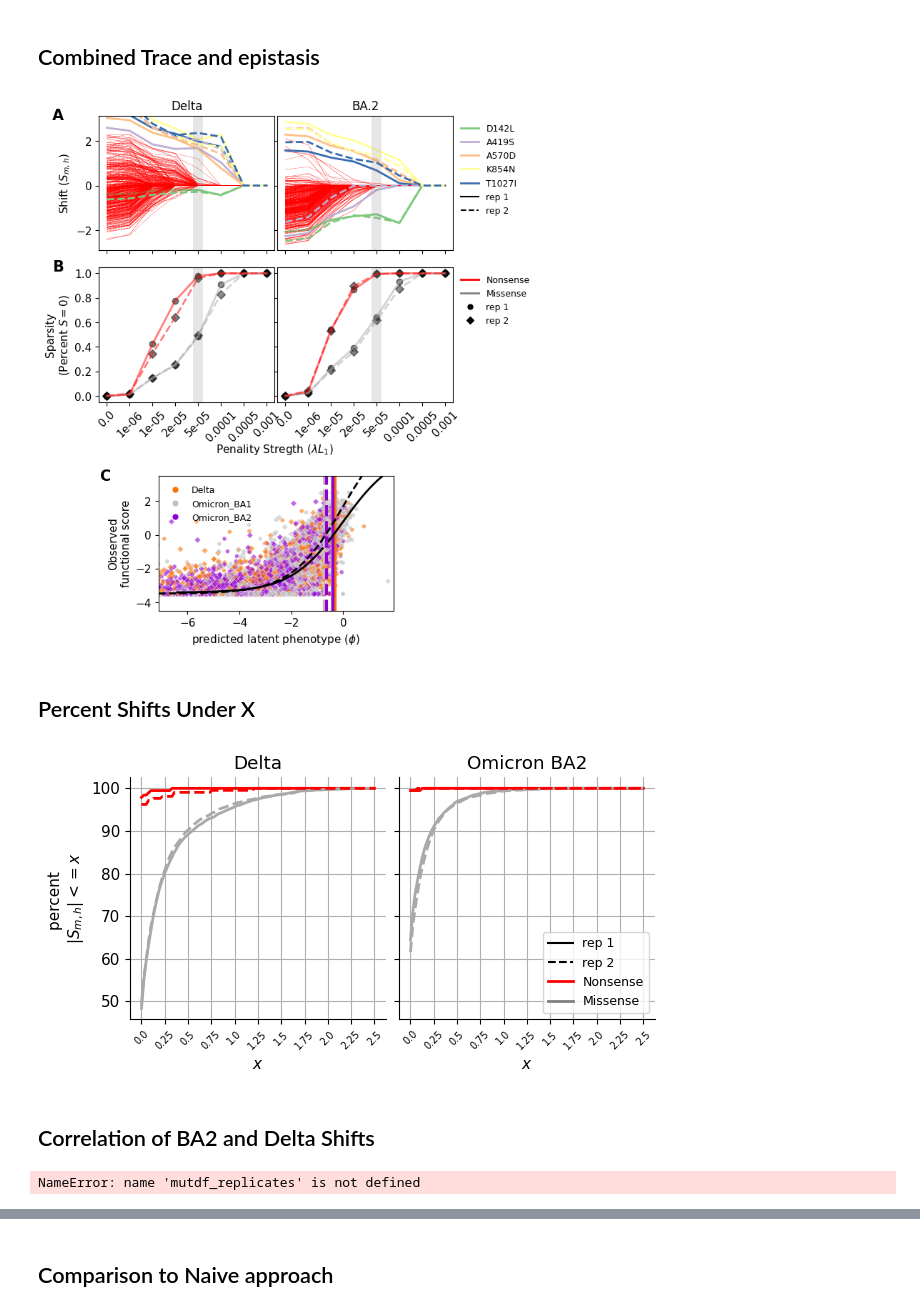
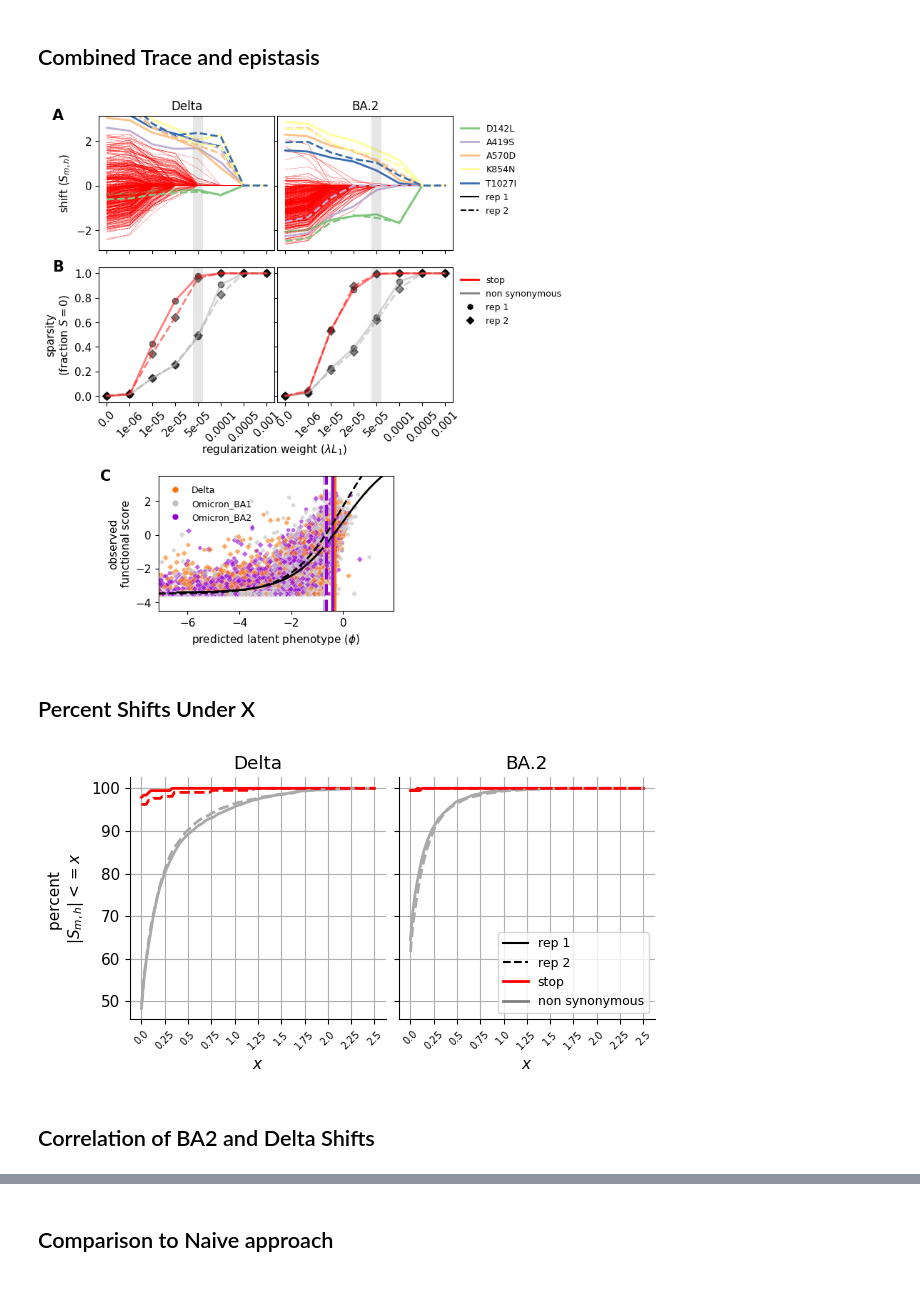
Before and after one commit to matsengrp/SARS-CoV-2_spike_multidms, a Jupyter notebook: notebooks/manuscript-figures.ipynb, the cells around one changed output, grey strips where cells are left out. Drawn from its saved outputs; the diff is of its cells as text; code cells hidden in the pictures.

Commit message:
updated figures

```diff
--- a/notebooks/manuscript-figures.ipynb
+++ b/notebooks/manuscript-figures.ipynb
@@ -452,7 +608,7 @@ for replicate, rep_models in models.groupby("replicate"):
             for v in mut_df.variable
         ],
         sense=[
-            "Nonsense" if "*" in mut else "Missense"
+            "stop" if "*" in mut else "non synonymous"
             for mut in mut_df.mutation
         ],
         condition=[
@@ -512,7 +668,7 @@ for lasso, lasso_replicates in models.groupby("λ_lasso_shift"):
     )
     muts_df_outer = muts_df_outer.assign(
         sense = [
-            "Nonsense" if "*" in mut else "Missense"
+            "stop" if "*" in mut else "non synonymous"
             for mut in muts_df_outer.index.values
         ]
     )
@@ -536,7 +692,7 @@ for lasso, lasso_replicates in models.groupby("λ_lasso_shift"):
 
         for rep, marker in zip([0,1], ["o", "D"]):
             rep_cond_shifts = muts_df_outer[[f"{rep}_S_{cond}", "sense"]].dropna()
-            for sense, color in zip(["Nonsense", "Missense"], ["red", "blue"]):
+            for sense, color in zip(["stop", "non synonymous"], ["red", "blue"]):
                 shifts = rep_cond_shifts.query("sense == @sense")[f"{rep}_S_{cond}"]
                 sparsity = len(shifts[shifts==0]) / len(shifts)
                 lasso_sparsity_loss[f"{cond}-{rep}-{sense}-sparsity"].append(sparsity)
@@ -874,8 +1029,8 @@ for replicate, data in replicate_data.items():
     ylb, yub = [-1, 1] + np.quantile(data["variants_df"].corrected_func_score, [0.05, 1.0])
     iter_ax.set_xlim([xlb, xub])
     iter_ax.set_ylim([ylb, yub])
-    iter_ax.set_title(f"Replicate {replicate+1}")
-    iter_ax.set_ylabel("Observed\nfunctional score")
+    iter_ax.set_title(f"replicate {replicate+1}")
+    iter_ax.set_ylabel("observed\nfunctional score")
     iter_ax.set_xlabel("predicted latent phenotype ($\phi$)")
 
 row=1
@@ -908,8 +1063,8 @@ for replicate, data in replicate_data.items():
     iter_ax.plot([ylb, yub], [ylb, yub], "k--", lw=2)
     iter_ax.set_xlim([-4, 3])
     iter_ax.set_ylim([-4, 3])
-    iter_ax.set_ylabel("Observed\nfunctional score")
-    iter_ax.set_xlabel("Predicted functional score")
+    iter_ax.set_ylabel("observed\nfunctional score")
+    iter_ax.set_xlabel("predicted functional score")
 
     start_y = 0.9
     for c, cdf in data["variants_df"].groupby("condition"):
@@ -1038,18 +1193,18 @@ replicate_marker = {
 }
 
 sense_colors = {
-    "Missense" : "darkgrey",
-    "Nonsense" : "red"
+    "non synonymous" : "darkgrey",
+    "stop" : "red"
 }
 
 sense_lw = {
-    "Missense" : 0.5,
-    "Nonsense" : 0.3
+    "non synonymous" : 0.5,
+    "stop" : 0.3
 }
 
 sense_alpha = {
-    "Missense" : 0.1,
-    "Nonsense" : 1.0
+    "non synonymous" : 0.1,
+    "stop" : 1.0
 }
 
 model_choice = 5e-5
@@ -1063,29 +1218,29 @@ for (condition, replicate), df in tall_mut_df.groupby(["condition", "replicate"]
 #     row = 0
     iter_ax = axs[f"{condition}_trace"]
 
-    # plot missense, non validated
+    # plot non synonymous, non validated
 #     for mut, trace_df in df.query(
-#         "sense == 'Missense' & not mutation.isin(@mutations_to_highlight)"
+#         "sense == 'non synonymous' & not mutation.isin(@mutations_to_highlight)"
 #     ).groupby("mutation"):
 #         iter_ax.plot(
 #             trace_df.λ_lasso,
 #             trace_df.S,
 #             linestyle=replicate_line_style[replicate],
-#             linewidth=sense_alpha['Missense'],
-#             alpha=sense_alpha['Missense'],
+#             linewidth=sense_alpha['non synonymous'],
+#             alpha=sense_alpha['non synonymous'],
 #             color="lightgrey"
 #         )
 
     # plot stop traces
-    for mut, trace_df in df.query("sense == 'Nonsense'").groupby("mutation"):
+    for mut, trace_df in df.query("sense == 'stop'").groupby("mutation"):
 
         iter_ax.plot(
             trace_df.λ_lasso,
             trace_df.S,
             linestyle=replicate_line_style[replicate],
-            linewidth=sense_lw['Nonsense'],
-            alpha=sense_alpha['Nonsense'],
-            color=sense_colors['Nonsense']
+            linewidth=sense_lw['stop'],
+            alpha=sense_alpha['stop'],
+            color=sense_colors['stop']
         )
 
     # plot highlighted muts
@@ -1111,7 +1266,7 @@ for (condition, replicate), df in tall_mut_df.groupby(["condition", "replicate"]
 #     row = 1
     iter_ax = axs[f"{condition}_sparse"]
 #     iter_ax = ax[row, condition_col[condition]]
-    for sense in ["Missense", "Nonsense"]:
+    for sense in ["non synonymous", "stop"]:
         iter_ax.plot(
             lasso_sparsity_loss["lasso"],
             lasso_sparsity_loss[f"{condition}-{replicate}-{sense}-sparsity"],
@@ -1139,10 +1294,10 @@ for r1, r2 in zip(row1, row2):
 
 axs["Delta_trace"].sharey(axs["Omicron_BA2_trace"])
 axs["Delta_sparse"].sharey(axs["Omicron_BA2_sparse"])
-axs["Delta_trace"].set_ylabel("Shift $(S_{m,h})$", size=11)
-axs["Delta_sparse"].set_ylabel("Sparsity\n(Percent $S = 0$)", size=11)
+axs["Delta_trace"].set_ylabel("shift $(S_{m,h})$", size=11)
+axs["Delta_sparse"].set_ylabel("sparsity\n(fraction $S = 0$)", size=11)
 # axs["Delta_sparse"].set_xlabel("Sparsity\n(Percent $S = 0$)", size=11)
-axs["Delta_sparse"].set_xlabel(f"Penality Stregth ($\lambda L_{1}$)")
+axs["Delta_sparse"].set_xlabel(f"regularization weight ($\lambda L_{1}$)")
 axs["Delta_sparse"].xaxis.set_label_coords(1.0, -.3)
 axs["Delta_trace"].set_title("Delta", size=12)
 axs["Omicron_BA2_trace"].set_title("BA.2", size=12)
@@ -1173,8 +1328,8 @@ black_circle = mlines.Line2D([], [], color='black', marker='o', linestyle='None'
 black_triangle = mlines.Line2D([], [], color='black', marker='D', linestyle='None',
                           markersize=5, label='rep 2')
 
-red_line = mlines.Line2D([], [], color='red', linewidth=2,linestyle='-',markersize=5, label='Nonsense')
-grey_line = mlines.Line2D([], [], color='grey',linewidth=2, linestyle='-',markersize=5, label='Missense')
+red_line = mlines.Line2D([], [], color='red', linewidth=2,linestyle='-',markersize=5, label='stop')
+grey_line = mlines.Line2D([], [], color='grey',linewidth=2, linestyle='-',markersize=5, label='non synonymous')
 
 elements = [red_line, grey_line, black_circle, black_triangle] #+lasso_color_handles
 axs["Omicron_BA2_sparse"].legend(handles=elements, bbox_to_anchor = (1, 1), loc='upper left', frameon=False, fontsize=9)
@@ -1220,7 +1375,7 @@ xlb, xub = [-1, 1] + np.quantile(data["variants_df"].predicted_latent, [0.05, 1.
 ylb, yub = [-1, 1] + np.quantile(data["variants_df"].corrected_func_score, [0.05, 1.0])
 iter_ax.set_xlim([xlb, xub])
 iter_ax.set_ylim([ylb, yub])
-iter_ax.set_ylabel("Observed\nfunctional score")
+iter_ax.set_ylabel("observed\nfunctional score")
 iter_ax.set_xlabel("predicted latent phenotype ($\phi$)")
 
 elements = [
@@ -1240,39 +1395,39 @@ axs["epistasis"].legend(
 axs["Delta_trace"].text(
     -0.2, 1.00,
     f"A",
     ha="right", va="center",
     size=15,
     weight="bold",
     transform=axs["Delta_trace"].transAxes
 )
 axs["Delta_sparse"].text(
     -0.2, 1.00,
     f"B",
     ha="right", va="center",
     size=15,
     weight="bold",
     transform=axs["Delta_sparse"].transAxes
 )
 axs["epistasis"].text(
     -0.2, 1.00,
     f"C",
     ha="right", va="center",
     size=15,
     weight="bold",
     transform=axs["epistasis"].transAxes
 )
 
 # plt.tight_layout()
 fig.savefig(f"{OUTDIR}/{saveas}.pdf",bbox_inches='tight')
 fig.savefig(f"{OUTDIR}/{saveas}.png",bbox_inches='tight')
 plt.show()
 # %% [output]
-[figure, old version]
+[figure, new version]
 # %% [markdown]
 ## Percent Shifts Under X
 # %%
-# BA.2
-# Misense - > Nonsynonymous and nonsense -> stop
+
+
 # separate the deletions
 
 saveas = "percent_shifts_under_x_lineplot"
@@ -1290,8 +1445,8 @@ replicate_line_style = {
 }
 
 sense_colors = {
-    "Missense" : "darkgrey",
-    "Nonsense" : "red"
+    "non synonymous" : "darkgrey",
+    "stop" : "red"
 }
 
 t_points = np.linspace(0, 2.5, 100)
@@ -1314,7 +1469,7 @@ for (condition, replicate, sense), df in tall_mut_df_chosen.groupby(["condition"
     iter_ax.grid(visible=True)
 
 ax[condition_col["Delta"]].set_title("Delta")
-ax[condition_col["Omicron_BA2"]].set_title("Omicron BA2")
+ax[condition_col["Omicron_BA2"]].set_title("BA.2")
 
 ax[0].set_ylabel("percent \n$|S_{m,h}| <= x$")
 ax[0].set_xlabel("$x$")
@@ -1324,8 +1479,8 @@ black_line = mlines.Line2D([], [], color='black', linestyle='-',
                           markersize=5, label='rep 1')
 black_dashed = mlines.Line2D([], [], color='black',linestyle='--',
                           markersize=5, label='rep 2')
-red_line = mlines.Line2D([], [], color='red', linewidth=2,linestyle='-',markersize=5, label='Nonsense')
-grey_line = mlines.Line2D([], [], color='grey',linewidth=2, linestyle='-',markersize=5, label='Missense')
+red_line = mlines.Line2D([], [], color='red', linewidth=2,linestyle='-',markersize=5, label='stop')
+grey_line = mlines.Line2D([], [], color='grey',linewidth=2, linestyle='-',markersize=5, label='non synonymous')
 ax[1].legend(
     handles=[black_line, black_dashed, red_line, grey_line],
     bbox_to_anchor = (1, 0),
@@ -1340,7 +1495,7 @@ fig.savefig(f"{OUTDIR}/{saveas}.pdf",bbox_inches='tight')
 fig.savefig(f"{OUTDIR}/{saveas}.png",bbox_inches='tight')
 plt.show()
 # %% [output]
-[figure, old version]
+[figure, new version]
 # %% [markdown]
 ## Correlation of BA2 and Delta Shifts
 # %%
@@ -1357,8 +1512,4 @@ mut_df_replicates["sense"] = [
 ]
-# %%
-mutdf_replicates.to_csv("../results/")
-# %% [output]
-NameError: name 'mutdf_replicates' is not defined
 # %%
 data = mut_df_replicates.dropna()
 saveas="shift_corr_Delta_BA2"
```
Also changed, not shown: parts of 48 cells of this notebook, 28 other files.
